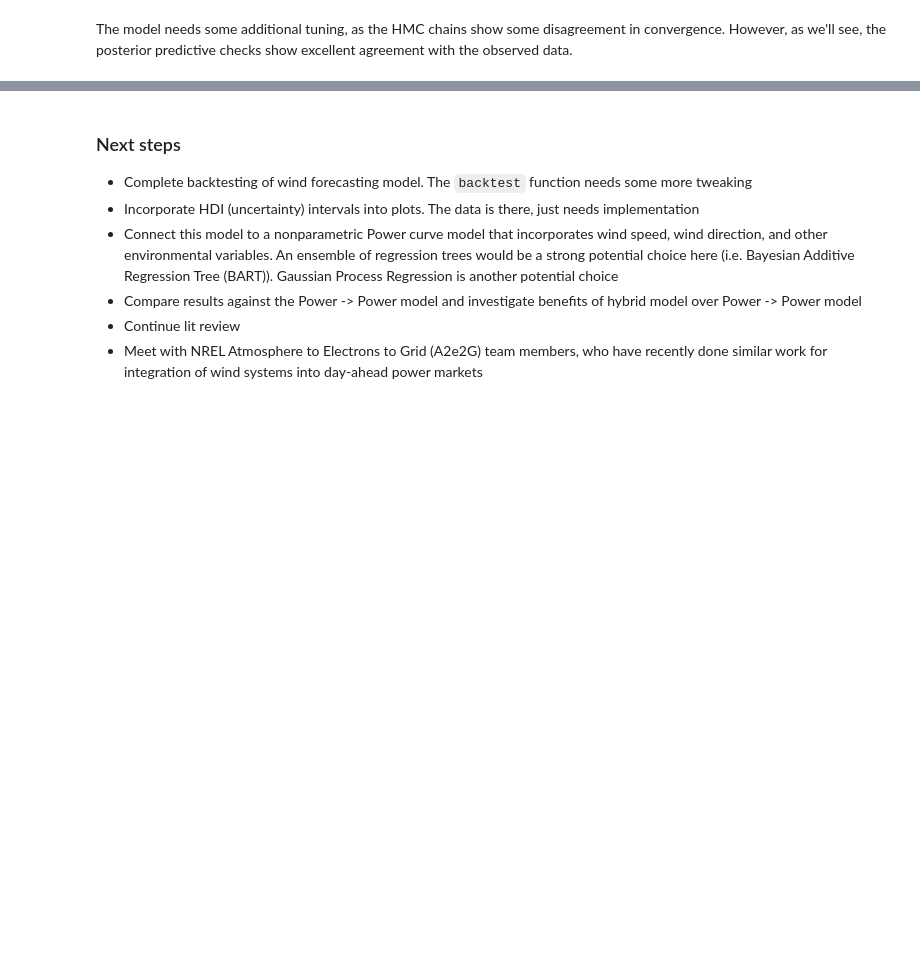
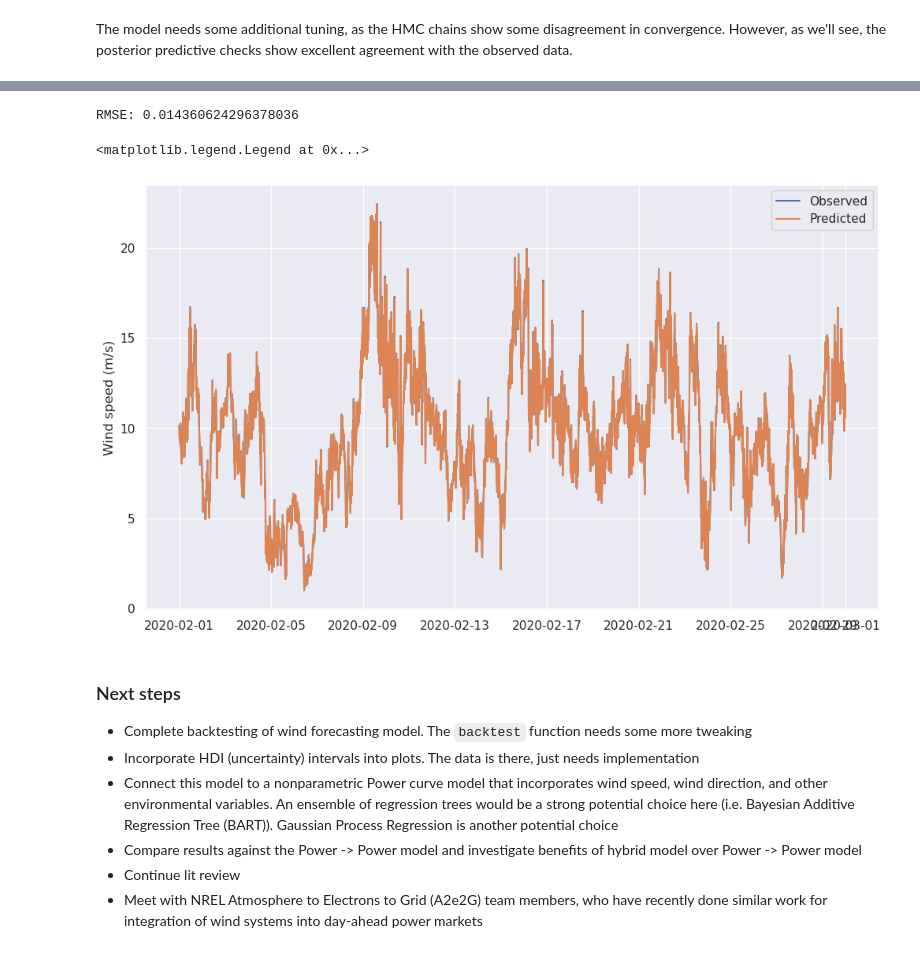
Before and after one commit to camirmas/REStats, a Jupyter notebook: REStats/notebooks/forecast.ipynb, the cells around one changed output, grey strips where cells are left out. Drawn from its saved outputs; the diff is of its cells as text; code cells hidden in the pictures; blank space fills up the shorter version.

```diff
--- a/REStats/notebooks/forecast.ipynb
+++ b/REStats/notebooks/forecast.ipynb
@@ -425,18 +228,21 @@ fig.show()
 # %%
 #| output: false
-
 v_train_scaled = standardize(v, v)
 
 with pm.Model() as model_ws:
     rho = pm.Normal("rho", 0, 1, shape=3)
-    tau = pm.Exponential("tau", 1)
     sigma = pm.HalfNormal("sigma", 1)
+    tau = pm.Exponential("tau", 2)
 
     mu = pm.AR(
-        "mu", rho=rho, tau=tau, init_dist=pm.Normal.dist(0, 10), steps=len(v_train_scaled)-3
+        "mu",
+        rho=rho,
+        tau=tau,
+        init_dist=pm.Normal.dist(0, 10),
+        steps=len(v_train_scaled)-3,
     )
 
-    power = pm.Normal("windspeed", mu=mu, sigma=sigma, observed=v_train_scaled)
+    wind_speed = pm.Normal("wind_speed", mu=mu, sigma=sigma, observed=v_train_scaled)
 
-    idata_ws = pm.sample(2000, random_seed=100)
+    idata_ws = pm.sample(random_seed=100)
     pm.sample_posterior_predictive(idata_ws, extend_inferencedata=True)
@@ -451,24 +278,25 @@ p = az.plot_ppc(idata_ws)
 # %%
-post = idata_ws.posterior
-post_mean = post.mean(["chain", "draw"])
+ppc_mean = idata_ws.posterior_predictive.mean(["chain", "draw"])
 
-ppred = idata_ws.posterior_predictive
-ppred_mean = ppred.mean(["chain", "draw"])
-
-ws_pred = (ppred_mean.windspeed.values * v.std() + v.mean())**(1/m)
+ws_pred = (ppc_mean.wind_speed.values * v.std() + v.mean())**(1/m)
 rmse = mean_squared_error(y_true=ws, y_pred=ws_pred, squared=False)
 print(f"RMSE: {rmse}")
+# %% [output]
+RMSE: 0.014360624296378036
 # %%
 fig, ax = plt.subplots(figsize=(12, 7))
 
 ax.plot(ws.index, ws, label="Observed")
 
+ppc_ws = (idata_ws.posterior_predictive.wind_speed * v.std() + v.mean())**(1/m)
+
 ax.plot(ws.index, ws_pred, label="Predicted")
 ax.set_ylabel("Wind speed (m/s)")
 ax.legend()
-# az.plot_hdi(, ppred.power)
-
-fig.show()
+# az.plot_hdi(ws.index, ppc_ws, smooth=False, ax=ax)
+# %% [output]
+<matplotlib.legend.Legend at 0x...>
+[figure, added]
 # %% [markdown]
 ### Next steps
 
```
Also changed, not shown: parts of 54 cells of this notebook, 6 other files.
